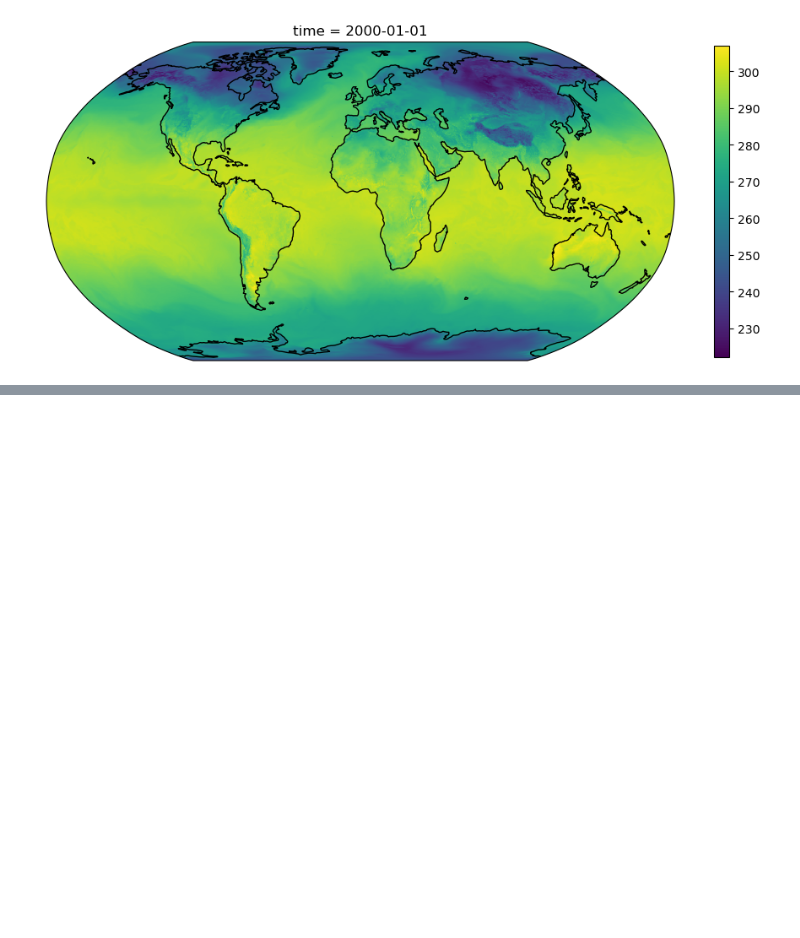
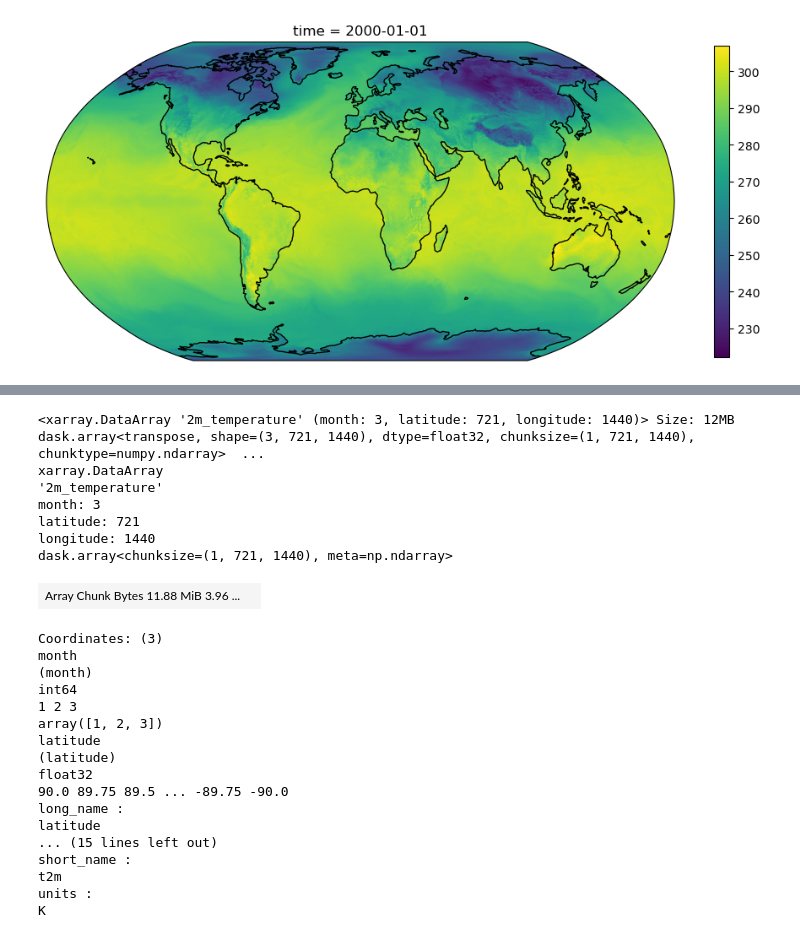
Before and after one commit to bouweandela/parallel-python-xarray-dask-example, a Jupyter notebook: notebook.ipynb, the cells around one changed output, grey strips where cells are left out. Saved outputs shown, nothing was run; the diff lists cells and outputs as text; code cells hidden in the pictures; blank space fills up the shorter version.

```diff
--- a/notebook.ipynb
+++ b/notebook.ipynb
@@ -697,0 +737,29 @@ TypeError: Expected a BytesBytesCodec. Got <class 'numcodecs.blosc.Blosc'> inste
+# %%
+climatology = ds.groupby("time.month").mean("time")
+climatology["2m_temperature"]
+# %% [output]
+<xarray.DataArray '2m_temperature' (month: 3, latitude: 721, longitude: 1440)> Size: 12MB dask.array<transpose, shape=(3, 721, 1440), dtype=float32, chunksize=(1, 721, 1440), chunktype=numpy.ndarray>  ...
+xarray.DataArray
+'2m_temperature'
+month: 3
+latitude: 721
+longitude: 1440
+dask.array<chunksize=(1, 721, 1440), meta=np.ndarray>
+| Array Chunk Bytes 11.88 MiB 3.96 ... |  |
+Coordinates: (3)
+month
+(month)
+int64
+1 2 3
+array([1, 2, 3])
+latitude
+(latitude)
+float32
+90.0 89.75 89.5 ... -89.75 -90.0
+long_name :
+latitude
+... (15 lines left out)
+short_name :
+t2m
+units :
+K
```
Also changed, not shown: parts of 26 cells of this notebook.
